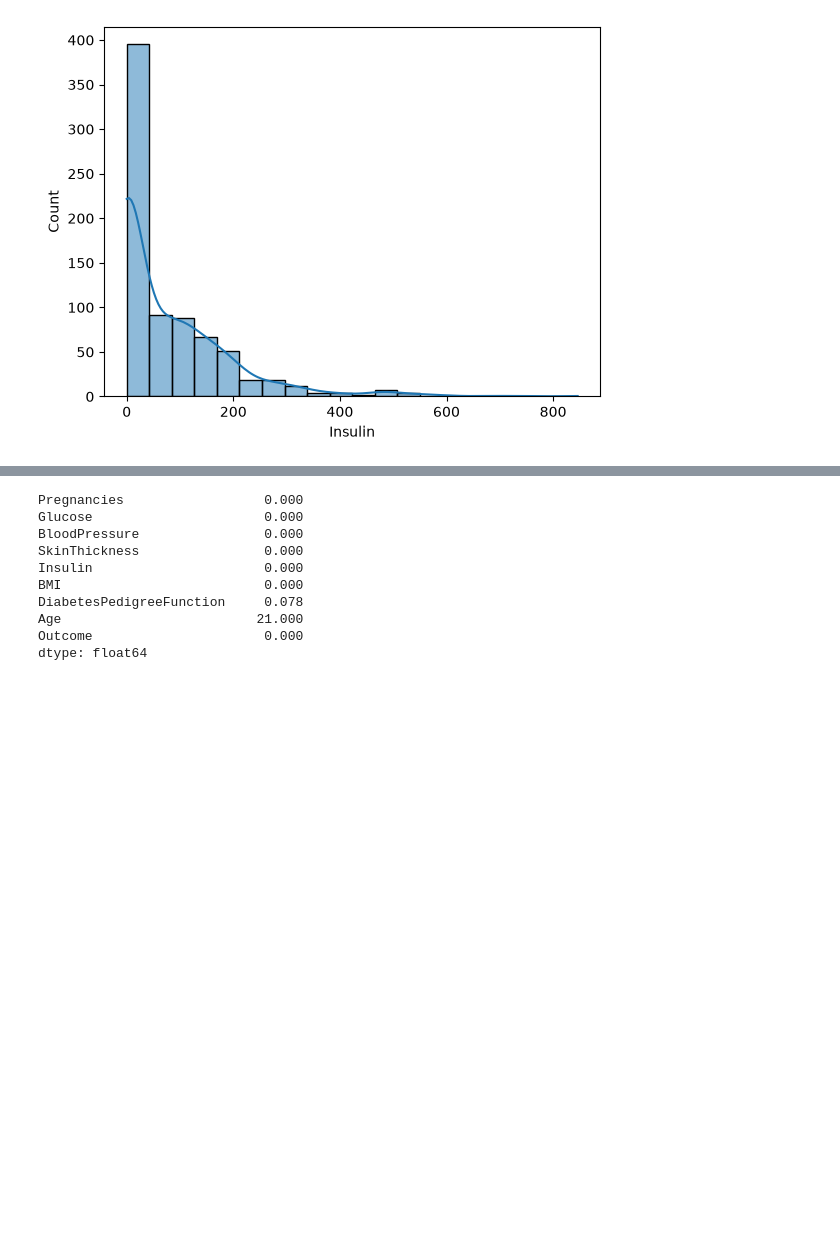
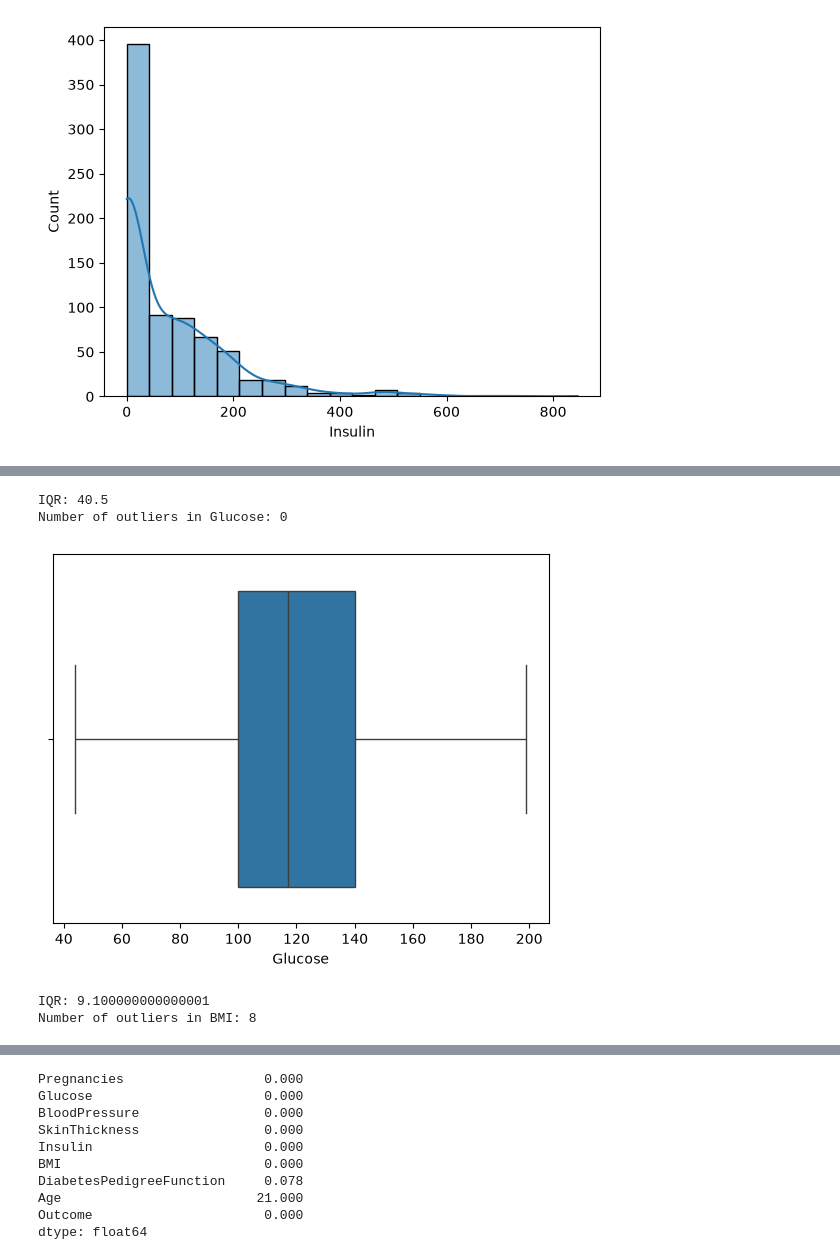
Before and after one commit to AnirudhSharma777/DiabetesPrediction_ML_Model, a Jupyter notebook: DiabetesPredictionModel.ipynb, the cells around one changed output, grey strips where cells are left out. Cells and saved outputs as stored; diff of their text form; code cells hidden in the pictures; blank space fills up the shorter version.

```diff
--- a/DiabetesPredictionModel.ipynb
+++ b/DiabetesPredictionModel.ipynb
@@ -161,0 +177,43 @@ IQR: 127.25
+# %%
+Q1 = df['Glucose'].quantile(0.25)
+Q3 = df['Glucose'].quantile(0.75)
+IQR = Q3 - Q1
+
+print("IQR:", IQR)
+# if the number of outliers is less then  min =  Q1 - 1.5 * IQR then it is considered as outlier
+# if the number of outliers is more then  max =  Q3 + 1.5 * IQR then it is considered as outlier
+
+lower_bound = Q1 - 1.5 * IQR
+upper_bound = Q3 + 1.5 * IQR
+
+
+outliers = df[(df['Glucose'] < lower_bound) | (df['Glucose'] > upper_bound)]
+
+print("Number of outliers in Glucose:", outliers.shape[0])
+# %% [output]
+IQR: 40.5
+Number of outliers in Glucose: 0
+# %%
+sns.boxplot(x=df['Glucose'])
+plt.show()
+# %% [output]
+[figure, added]
+# %%
+Q1 = df['BMI'].quantile(0.25)
+Q3 = df['BMI'].quantile(0.75)
+IQR = Q3 - Q1
+
+print("IQR:", IQR)
+# if the number of outliers is less then  min =  Q1 - 1.5 * IQR then it is considered as outlier
+# if the number of outliers is more then  max =  Q3 + 1.5 * IQR then it is considered as outlier
+
+lower_bound = Q1 - 1.5 * IQR
+upper_bound = Q3 + 1.5 * IQR
+
+
+outliers = df[(df['BMI'] < lower_bound) | (df['BMI'] > upper_bound)]
+
+print("Number of outliers in BMI:", outliers.shape[0])
+# %% [output]
+IQR: 9.100000000000001
+Number of outliers in BMI: 8
```
Also changed, not shown: parts of 12 cells of this notebook.
